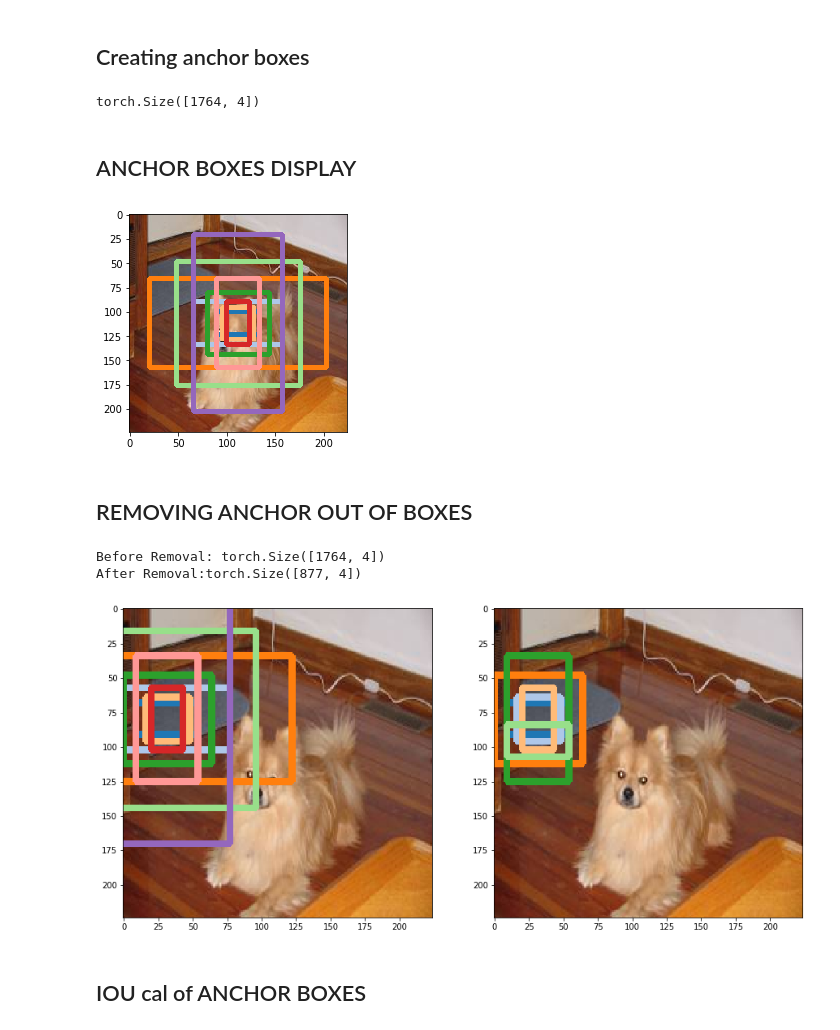
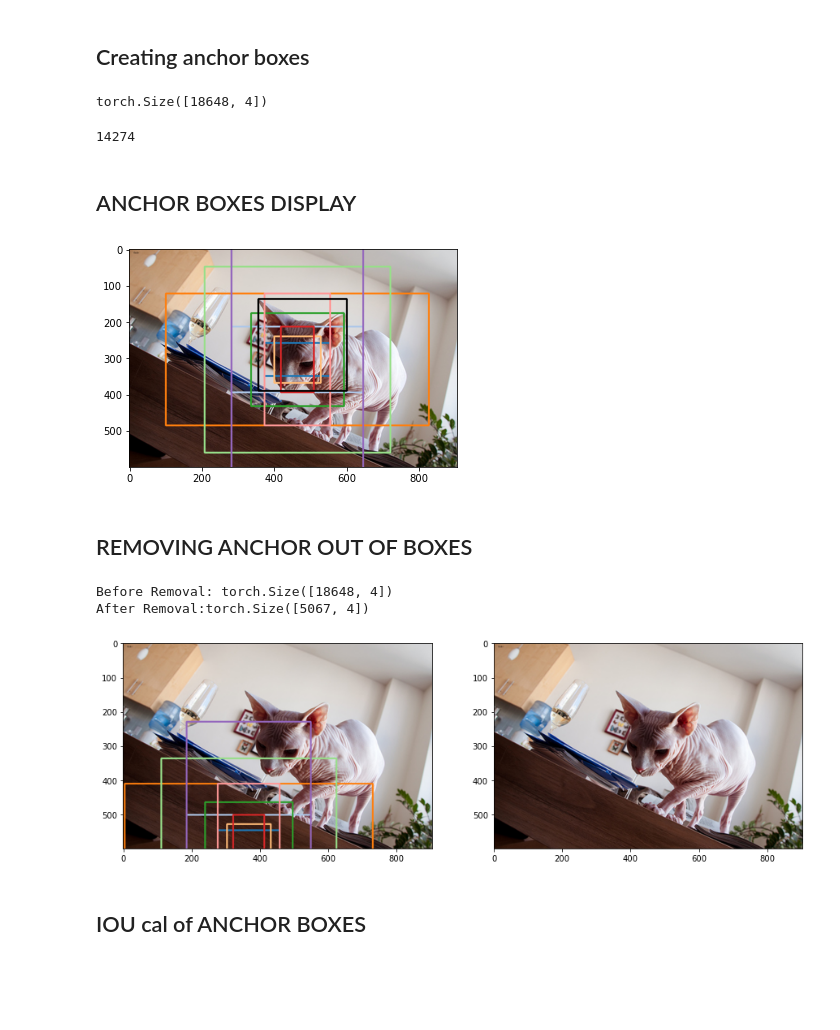
Before and after one commit to hslrock/ObjectDetection_, a Jupyter notebook: 3_FASTER_RCNN.ipynb, the cells around one changed output. Saved outputs shown, nothing was run; the diff lists cells and outputs as text; code cells hidden in the pictures; blank space fills up the shorter version.

```diff
--- a/3_FASTER_RCNN.ipynb
+++ b/3_FASTER_RCNN.ipynb
@@ -81,8 +86,6 @@ _RATIO=224//16
 # %%
-CENTER_X=np.arange(16,(_RATIO+1)*16,16)
-CENTER_Y=np.arange(16,(_RATIO+1)*16,16)
+CENTER_X=np.arange(16,(WIDTH_RATIO+1)*16,16)
+CENTER_Y=np.arange(16,(HEIGHT_RATIO+1)*16,16)
 CENTER_POINTS=torch.tensor([(y,x) for x in CENTER_Y for y in CENTER_X],dtype=torch.float32)
 print(CENTER_POINTS.shape)
-SAMPLE_DATA=train_ds[3]
-IMG,GT_BOX,_,_,_=SAMPLE_DATA
 # %% [output]
@@ -102,8 +105,8 @@ plt.show()
 # %%
 # We follow default of Faster_RCNN's baseline
-ANCHOR_SCALES = [16,32,64] #CONTROLS THE RELATIVE SIZE OF WITHIN ANCHOR BOXES
+ANCHOR_SCALES = [8,16,32] #CONTROLS THE RELATIVE SIZE OF WITHIN ANCHOR BOXES
 ANCHOR_RATIOS = [0.5,1,2] #CONTROLS THE RELATIVE ASPECT RATIO  OF ANCHOR BOXES
-SAMPLE_RATIO =2 #CONTROLS THE MINIMUM SIZE OF ANCHOR BOXES
+SAMPLE_RATIO =16 #CONTROLS THE MINIMUM SIZE OF ANCHOR BOXES
 # %% [markdown]
 We have $(14 \times 14)$ anchor points each anchor points have  $($NUM_OF_SCALES $\times$ NUM_OF_RATIOS$)$ variations
 # %% [markdown]
@@ -111,7 +114,7 @@ We have $(14 \times 14)$ anchor points each anchor points have  $($NUM_OF_SCALES
 # %%
 anchors_num=len(ANCHOR_RATIOS)*len(ANCHOR_SCALES)
 
-anchor_boxes = torch.zeros( ((_RATIO * _RATIO * len(ANCHOR_RATIOS)*len(ANCHOR_SCALES)), 4))
+anchor_boxes = torch.zeros( ((HEIGHT_RATIO * WIDTH_RATIO * len(ANCHOR_RATIOS)*len(ANCHOR_SCALES)), 4))
 point_idx=0
 for _,c in enumerate(CENTER_POINTS):
     ctr_y, ctr_x = c
@@ -129,34 +132,44 @@ for _,c in enumerate(CENTER_POINTS):
 
 print(anchor_boxes.shape)
 # %% [output]
-torch.Size([1764, 4])
+torch.Size([18648, 4])
 # %%
 for idx,i in enumerate(anchor_boxes):
     xc=int((i[0]+i[2])/2)
     yc=int((i[1]+i[3])/2)
-    if xc ==112 and yc ==112:
+    if xc >(WIDTH/2) and yc >(HEIGHT/2):
         center_index=idx
+        print(center_index)
         break
+# %% [output]
+14274
 # %% [markdown]
 ## ANCHOR BOXES DISPLAY
 # %%
 import seaborn as sns
 palette = sns.color_palette("tab20")
 pil_img=T.ToPILImage()((IMG*0.5)+0.5)
 img=np.asarray(pil_img)
 
 for idx,i in enumerate(range(center_index, center_index+anchors_num)):
     x0 = int(anchor_boxes[i][0])
     y0 = int(anchor_boxes[i][1])
     x1 = int(anchor_boxes[i][2])
     y1 = int(anchor_boxes[i][3])
     cv2.rectangle(img, (x0, y0), (x1, y1), np.asarray(palette[idx])*255, thickness=3)
 
+for idx,i in enumerate(GT_BOX):
+    x0 = int(i[0])
+    y0 = int(i[1])
+    x1 = int(i[2])
+    y1 = int(i[3])
+    cv2.rectangle(img, (x0, y0), (x1, y1), color=(0,0,0), thickness=3)
+
 
 plt.imshow(img)
 plt.show()
 # %% [output]
-[figure, old version]
+[figure, new version]
 # %% [markdown]
 ## REMOVING ANCHOR OUT OF BOXES
 # %%
@@ -165,7 +178,7 @@ import seaborn as sns
 img=np.asarray(T.ToPILImage()((IMG*0.5)+0.5))
 ##plt.figure(figsize=(20,20))
 fig,ax=plt.subplots(1,2,figsize=(15,15))
-for idx,i in enumerate(range(162, 162+anchors_num)):
+for idx,i in enumerate(range(11412, 11412+anchors_num)):
     x0 = int(anchor_boxes[i][0])
     y0 = int(anchor_boxes[i][1])
     x1 = int(anchor_boxes[i][2])
@@ -176,8 +189,8 @@ ax[0].imshow(img)
 index_inside = np.where(
         (anchor_boxes[:, 0] >= 0) &
         (anchor_boxes[:, 1] >= 0) &
-        (anchor_boxes[:, 2] <= IMGSIZE[0]) &
-        (anchor_boxes[:, 3] <= IMGSIZE[1])
+        (anchor_boxes[:, 2] <= WIDTH) &
+        (anchor_boxes[:, 3] <= HEIGHT)
     )[0]
 valid_anchor_boxes = anchor_boxes[index_inside]
 
@@ -186,7 +199,7 @@ print(f'After Removal:{valid_anchor_boxes.shape}')
 
 img=np.asarray(T.ToPILImage()((IMG*0.5)+0.5))
 
-for idx,i in enumerate(index_inside[(np.where((index_inside >=162) & (index_inside <=162+anchors_num))[0])]):
+for idx,i in enumerate(index_inside[(np.where((index_inside >=11412) & (index_inside <=11412+anchors_num))[0])]):
     x0 = int(anchor_boxes[i][0])
     y0 = int(anchor_boxes[i][1])
     x1 = int(anchor_boxes[i][2])
@@ -195,9 +208,9 @@ for idx,i in enumerate(index_inside[(np.where((index_inside >=162) & (index_insi
 ax[1].imshow(img)
 plt.show()
 # %% [output]
-Before Removal: torch.Size([1764, 4])
-After Removal:torch.Size([877, 4])
+Before Removal: torch.Size([18648, 4])
+After Removal:torch.Size([5067, 4])
-[figure, old version]
+[figure, new version]
 # %% [markdown]
 ## IOU cal of ANCHOR BOXES
 # %%
```
Also changed, not shown: parts of 18 cells of this notebook, 1 other file.
